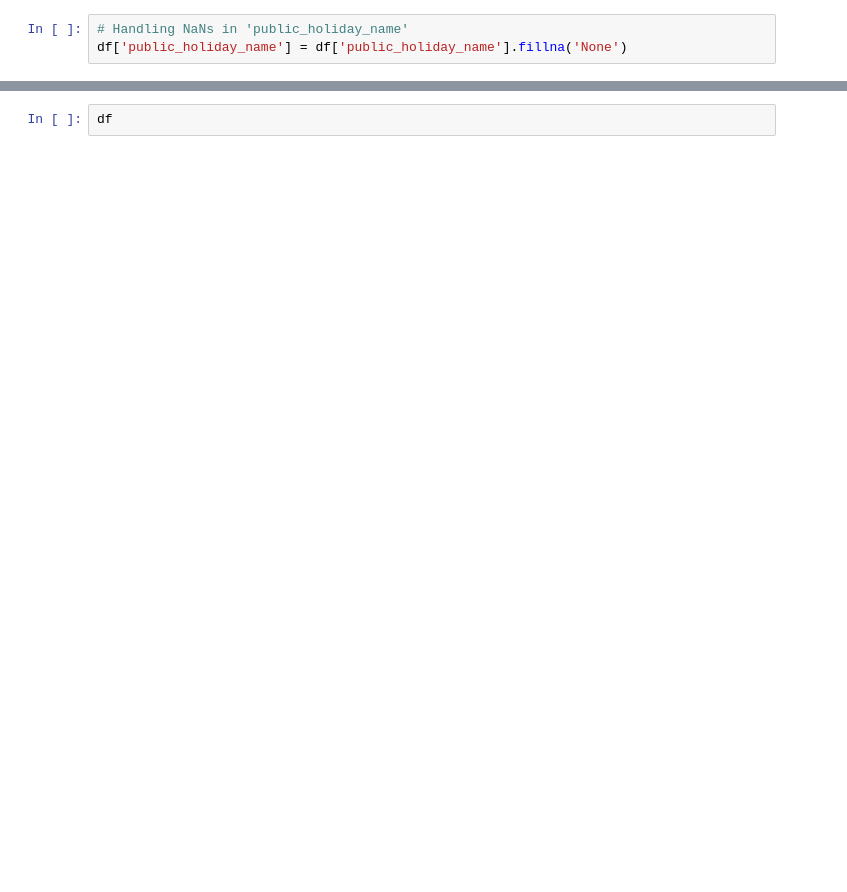
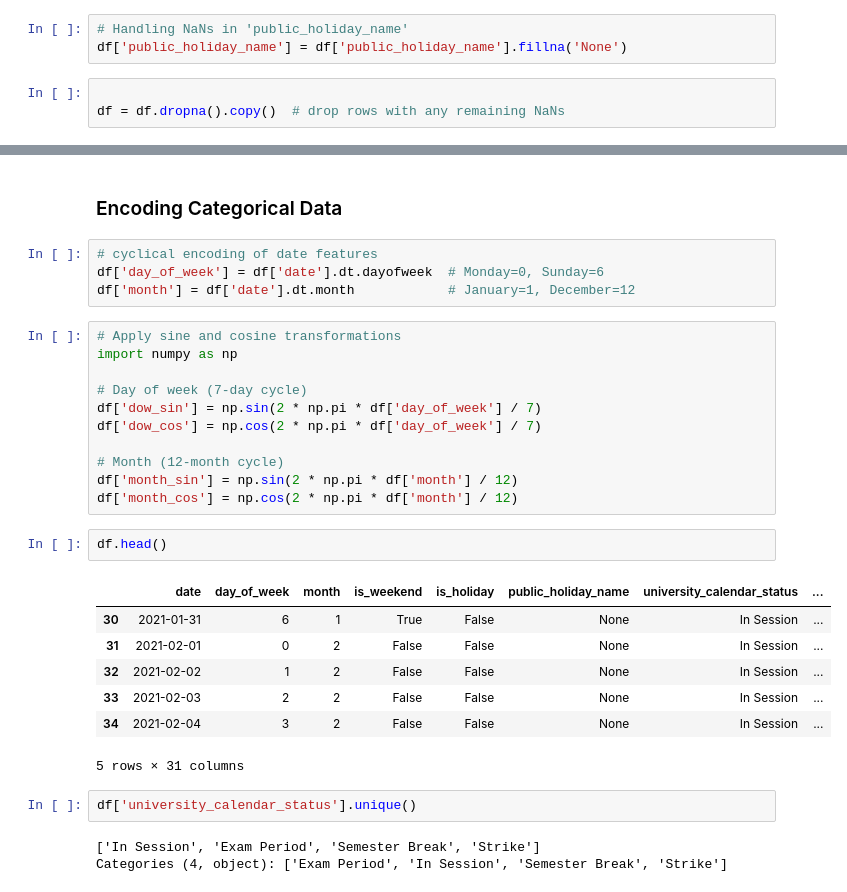
Before and after one commit to Olamilekanvic/Pizza-Sales-Prediction, a Jupyter notebook: daily_pizza_sales_prediction.ipynb, the cells around one changed output, grey strips where cells are left out. Cells and saved outputs as stored; diff of their text form; blank space fills up the shorter version.

```diff
--- a/daily_pizza_sales_prediction.ipynb
+++ b/daily_pizza_sales_prediction.ipynb
@@ -263,3 +450,6 @@ print(df.isnull().sum())
 # %%
 # Handling NaNs in 'public_holiday_name'
 df['public_holiday_name'] = df['public_holiday_name'].fillna('None')
+# %%
+
+df = df.dropna().copy()  # drop rows with any remaining NaNs
@@ -266,2 +476,32 @@ df['public_holiday_name'] = df['public_holiday_name'].fillna('None')
+# %% [markdown]
+### Encoding Categorical Data
+# %%
+# cyclical encoding of date features
+df['day_of_week'] = df['date'].dt.dayofweek  # Monday=0, Sunday=6
+df['month'] = df['date'].dt.month            # January=1, December=12
+# %%
+# Apply sine and cosine transformations
+import numpy as np
+
+# Day of week (7-day cycle)
+df['dow_sin'] = np.sin(2 * np.pi * df['day_of_week'] / 7)
+df['dow_cos'] = np.cos(2 * np.pi * df['day_of_week'] / 7)
+
+# Month (12-month cycle)
+df['month_sin'] = np.sin(2 * np.pi * df['month'] / 12)
+df['month_cos'] = np.cos(2 * np.pi * df['month'] / 12)
 # %%
-df
+df.head()
+# %% [output]
+|  | date | day_of_week | month | is_weekend | is_holiday | public_holiday_name | university_calendar_status | ... |
+| 30 | 2021-01-31 | 6 | 1 | True | False | None | In Session | ... |
+| 31 | 2021-02-01 | 0 | 2 | False | False | None | In Session | ... |
+| 32 | 2021-02-02 | 1 | 2 | False | False | None | In Session | ... |
+| 33 | 2021-02-03 | 2 | 2 | False | False | None | In Session | ... |
+| 34 | 2021-02-04 | 3 | 2 | False | False | None | In Session | ... |
+5 rows × 31 columns
+# %%
+df['university_calendar_status'].unique()
+# %% [output]
+['In Session', 'Exam Period', 'Semester Break', 'Strike']
+Categories (4, object): ['Exam Period', 'In Session', 'Semester Break', 'Strike']
```
Also changed, not shown: parts of 39 cells of this notebook.
